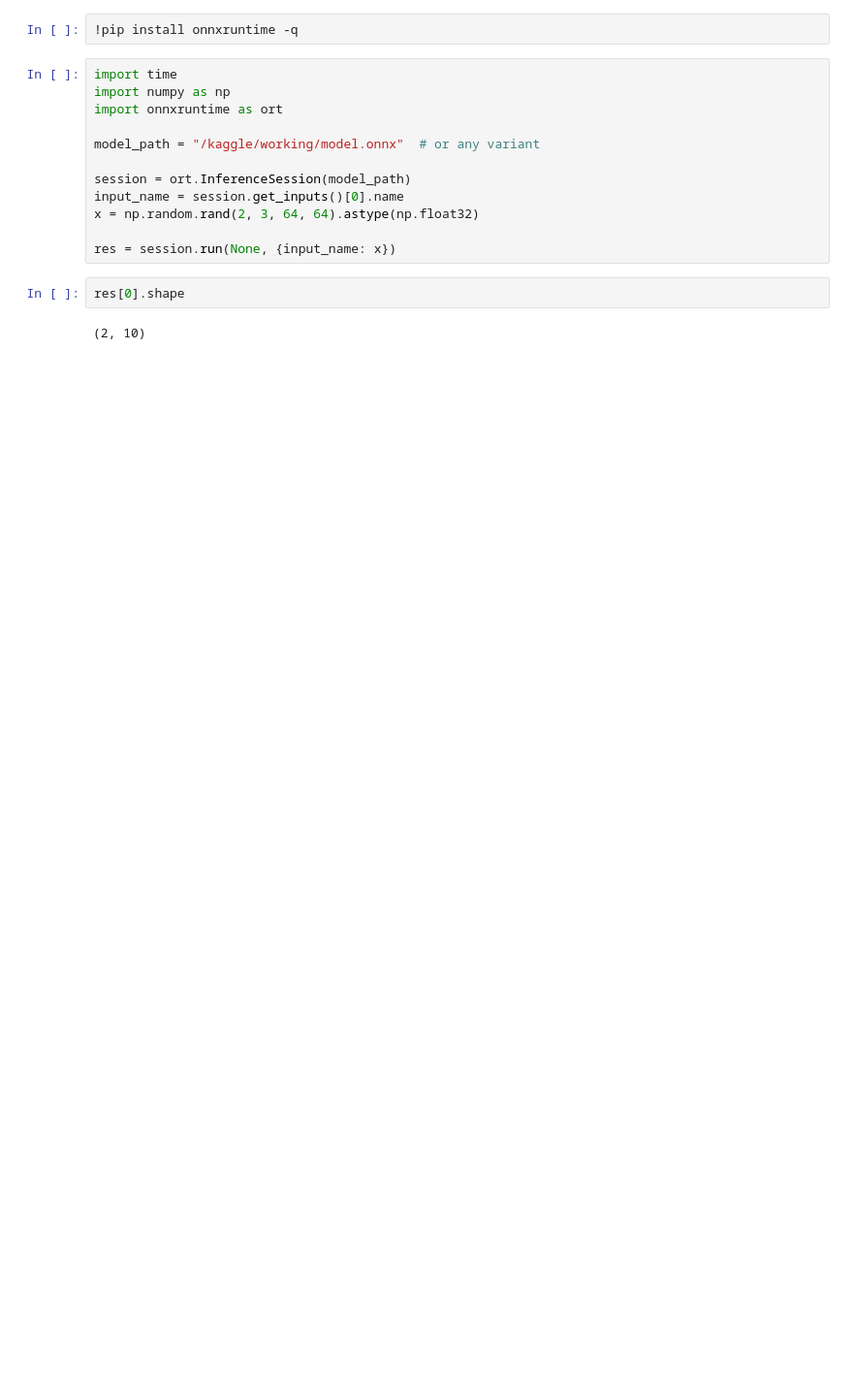
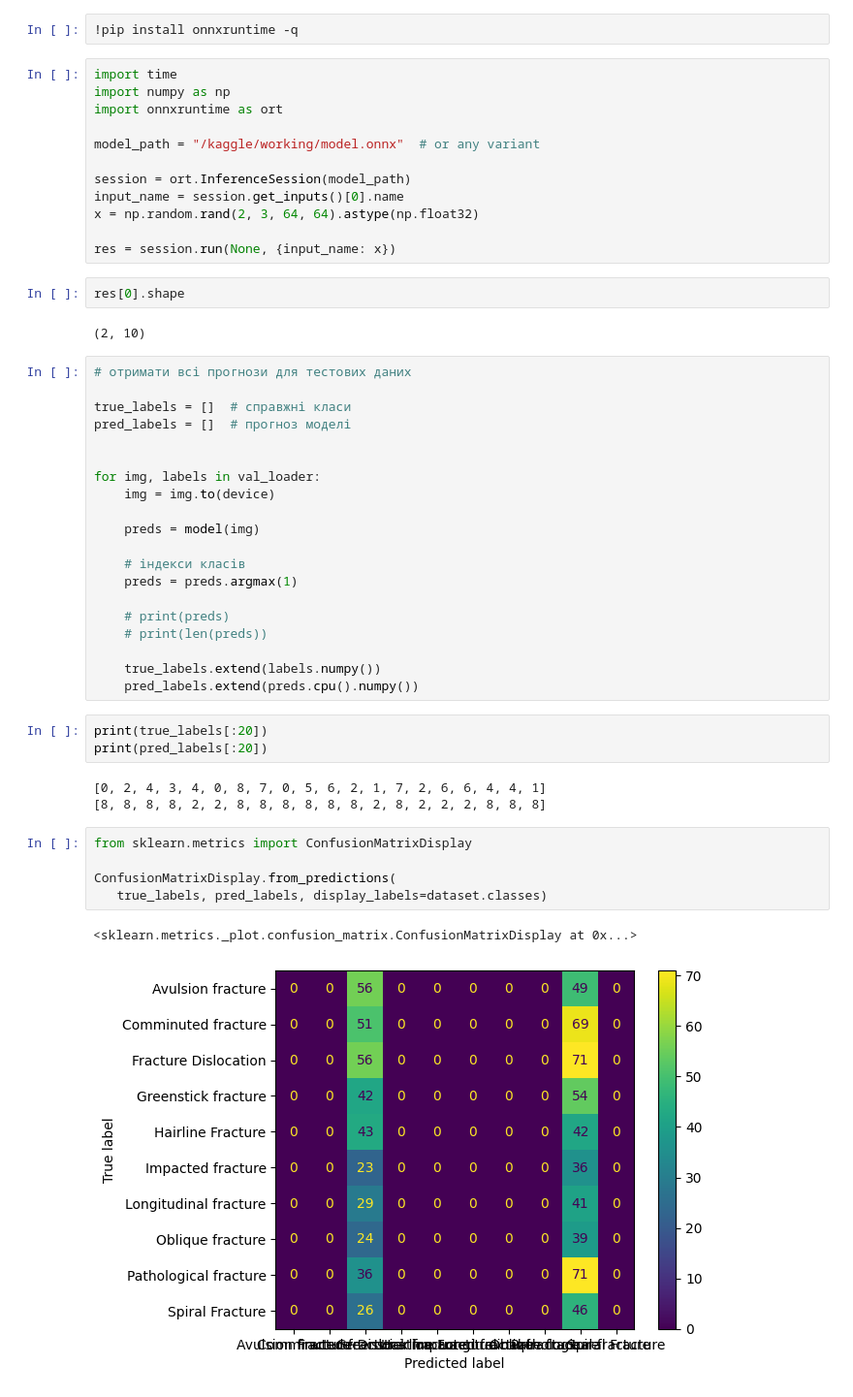
Before and after one commit to HalyshAnton/ITStep-AI, a Jupyter notebook: Neural_network.ipynb, the cells around one changed output. Shown at 97% size. Drawn from its saved outputs; the diff is of its cells as text; blank space fills up the shorter version.

Commit message:
Kaggle Notebook | Image classification | Version 22

```diff
--- a/Neural_network.ipynb
+++ b/Neural_network.ipynb
@@ -1080,3 +1083,37 @@ res = session.run(None, {input_name: x})
 res[0].shape
 # %% [output]
 (2, 10)
+# %%
+# отримати всі прогнози для тестових даних
+
+true_labels = []  # справжні класи
+pred_labels = []  # прогноз моделі
+
+
+for img, labels in val_loader:
+    img = img.to(device)
+
+    preds = model(img)
+
+    # індекси класів
+    preds = preds.argmax(1)
+
+    # print(preds)
+    # print(len(preds))
+
+    true_labels.extend(labels.numpy())
+    pred_labels.extend(preds.cpu().numpy())
+# %%
+print(true_labels[:20])
+print(pred_labels[:20])
+# %% [output]
+[0, 2, 4, 3, 4, 0, 8, 7, 0, 5, 6, 2, 1, 7, 2, 6, 6, 4, 4, 1]
+[8, 8, 8, 8, 2, 2, 8, 8, 8, 8, 8, 8, 2, 8, 2, 2, 2, 8, 8, 8]
+# %%
+from sklearn.metrics import ConfusionMatrixDisplay
+
+ConfusionMatrixDisplay.from_predictions(
+   true_labels, pred_labels, display_labels=dataset.classes)
+# %% [output]
+<sklearn.metrics._plot.confusion_matrix.ConfusionMatrixDisplay at 0x...>
+[figure, added]
```
Also changed, not shown: parts of 4 cells of this notebook.
